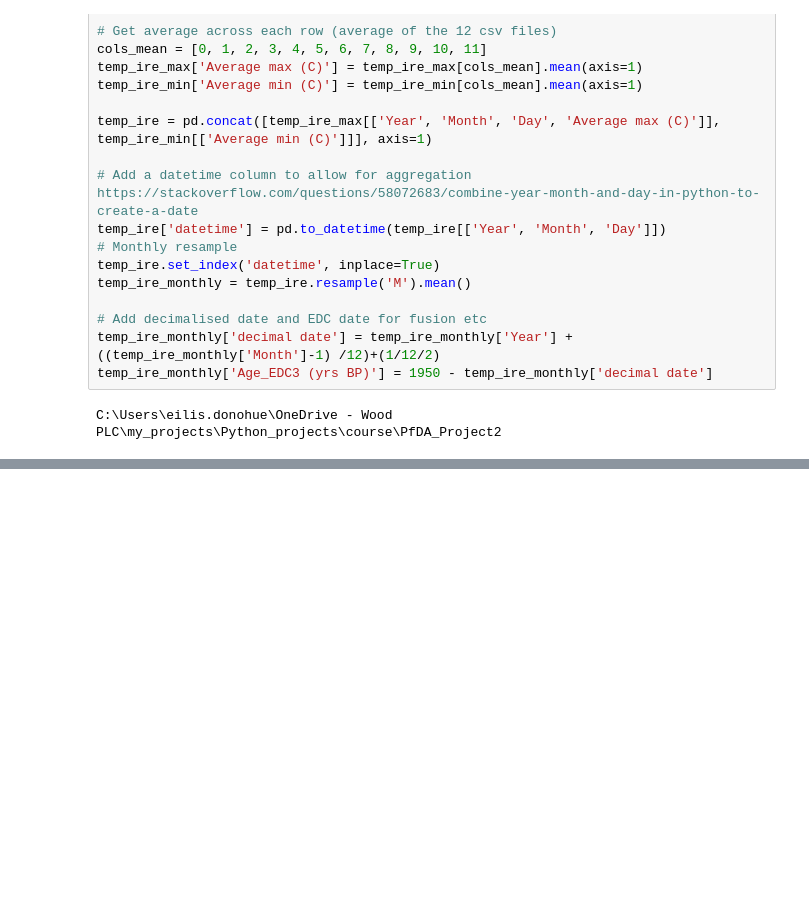
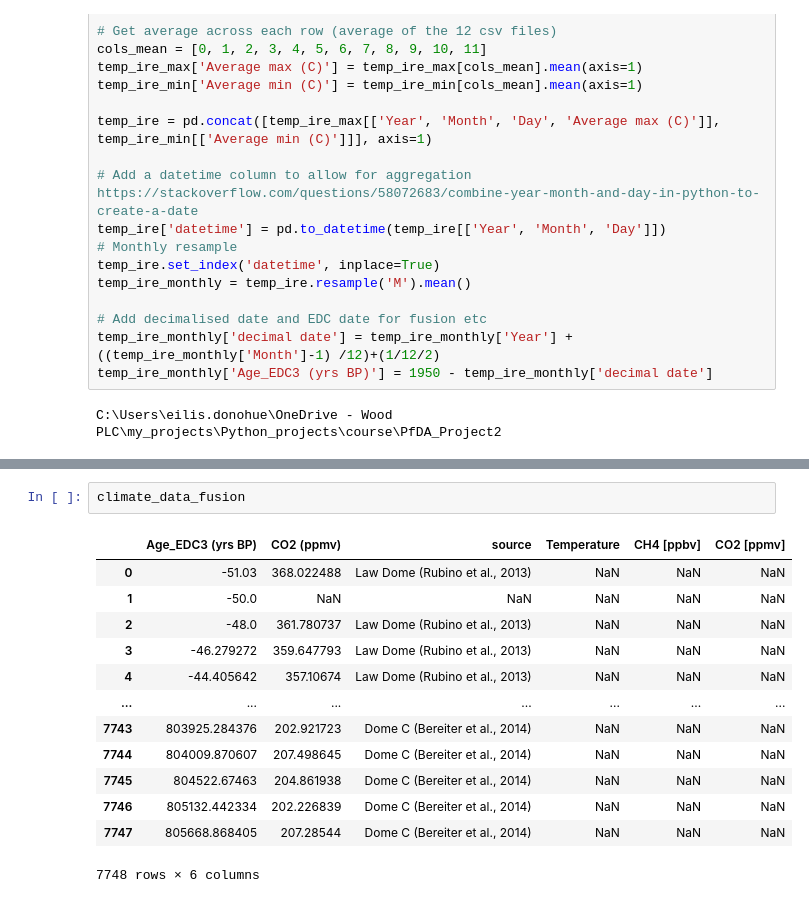
Before and after one commit to Eilis9/PfDA_Project2, a Jupyter notebook: analysis.ipynb, the cells around one changed output, grey strips where cells are left out. Saved outputs shown, nothing was run; the diff lists cells and outputs as text; blank space fills up the shorter version.

```diff
--- a/analysis.ipynb
+++ b/analysis.ipynb
@@ -423,0 +428,16 @@ C:\Users\eilis.donohue\OneDrive - Wood PLC\my_projects\Python_projects\course\Pf
+# %%
+climate_data_fusion
+# %% [output]
+|  | Age_EDC3 (yrs BP) | CO2 (ppmv) | source | Temperature | CH4 [ppbv] | CO2 [ppmv] |
+| 0 | -51.03 | 368.022488 | Law Dome (Rubino et al., 2013) | NaN | NaN | NaN |
+| 1 | -50.0 | NaN | NaN | NaN | NaN | NaN |
+| 2 | -48.0 | 361.780737 | Law Dome (Rubino et al., 2013) | NaN | NaN | NaN |
+| 3 | -46.279272 | 359.647793 | Law Dome (Rubino et al., 2013) | NaN | NaN | NaN |
+| 4 | -44.405642 | 357.10674 | Law Dome (Rubino et al., 2013) | NaN | NaN | NaN |
+| ... | ... | ... | ... | ... | ... | ... |
+| 7743 | 803925.284376 | 202.921723 | Dome C (Bereiter et al., 2014) | NaN | NaN | NaN |
+| 7744 | 804009.870607 | 207.498645 | Dome C (Bereiter et al., 2014) | NaN | NaN | NaN |
+| 7745 | 804522.67463 | 204.861938 | Dome C (Bereiter et al., 2014) | NaN | NaN | NaN |
+| 7746 | 805132.442334 | 202.226839 | Dome C (Bereiter et al., 2014) | NaN | NaN | NaN |
+| 7747 | 805668.868405 | 207.28544 | Dome C (Bereiter et al., 2014) | NaN | NaN | NaN |
+7748 rows × 6 columns
```
Also changed, not shown: parts of 6 cells of this notebook, 1 other file.
